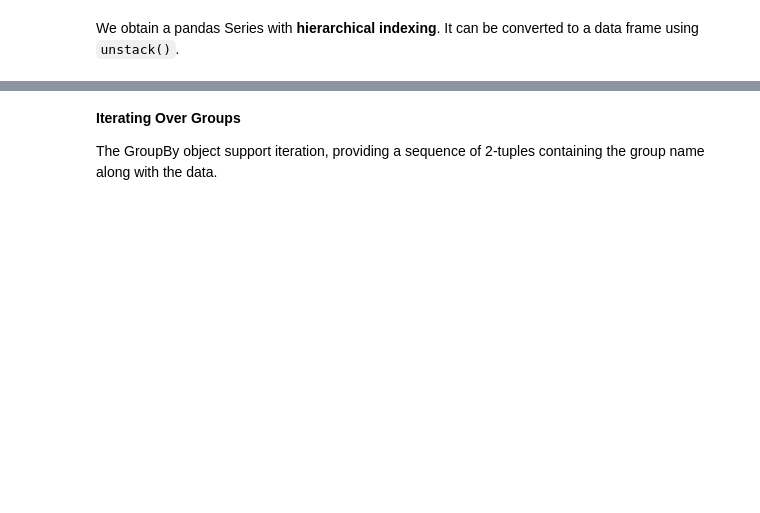
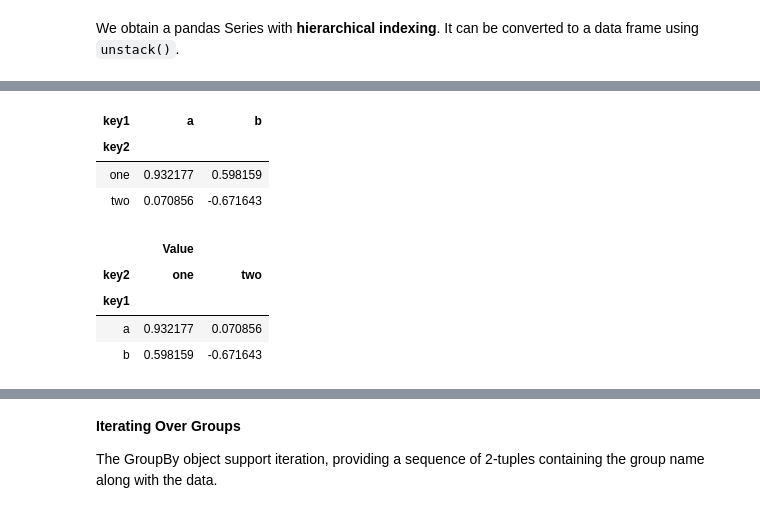
Before and after one commit to ch00226855/CMP464-Fall2019, a Jupyter notebook: Week13_GroupbyMechanics.ipynb, the cells around one changed output, grey strips where cells are left out. Cells and saved outputs as stored; diff of their text form; code cells hidden in the pictures; blank space fills up the shorter version.

```diff
--- a/Week13_GroupbyMechanics.ipynb
+++ b/Week13_GroupbyMechanics.ipynb
@@ -98,3 +135,21 @@ means.unstack()
+# %%
+means.unstack(level=0)
+# %% [output]
+| key1 | a | b |
+| key2 |  |  |
+| one | 0.932177 | 0.598159 |
+| two | 0.070856 | -0.671643 |
+# %%
+# Put all operations in one statement
+
+# df['data1'].groupby([df['key1'], df['key2']]).mean()
+df['data1'].groupby([df['key1'], df['key2']]).mean().to_frame(name="Value").unstack()
+# %% [output]
+|  | Value |  |
+| key2 | one | two |
+| key1 |  |  |
+| a | 0.932177 | 0.070856 |
+| b | 0.598159 | -0.671643 |
 # %%
 # Split the entire data frame
 df.groupby([df['key1'], df['key2']]).mean()
```
Also changed, not shown: parts of 67 cells of this notebook.
